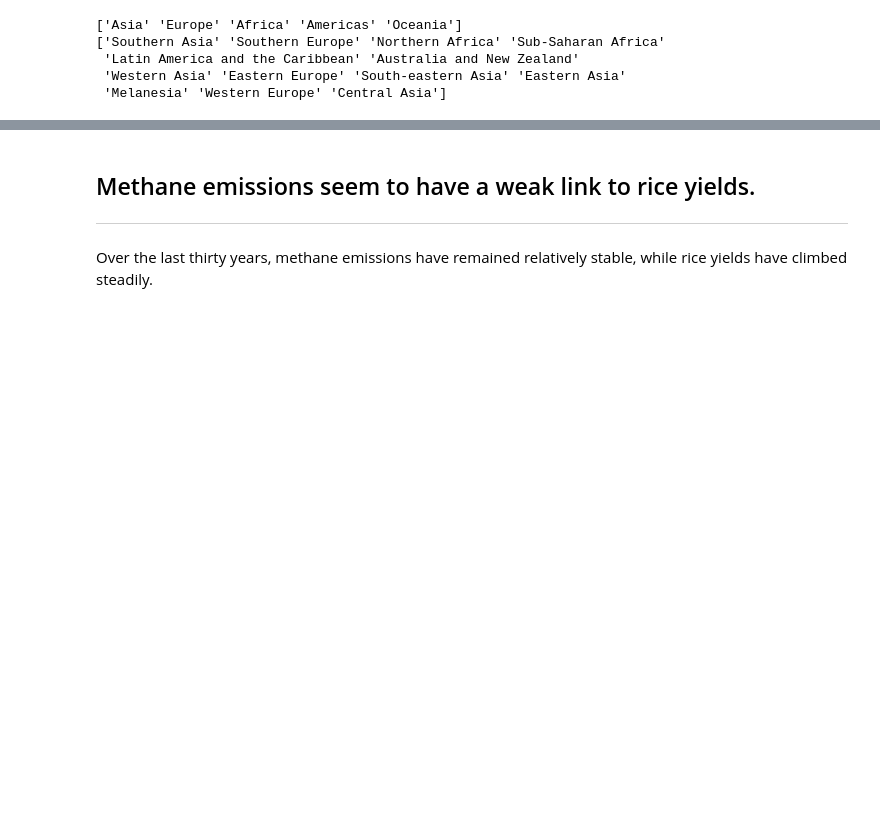
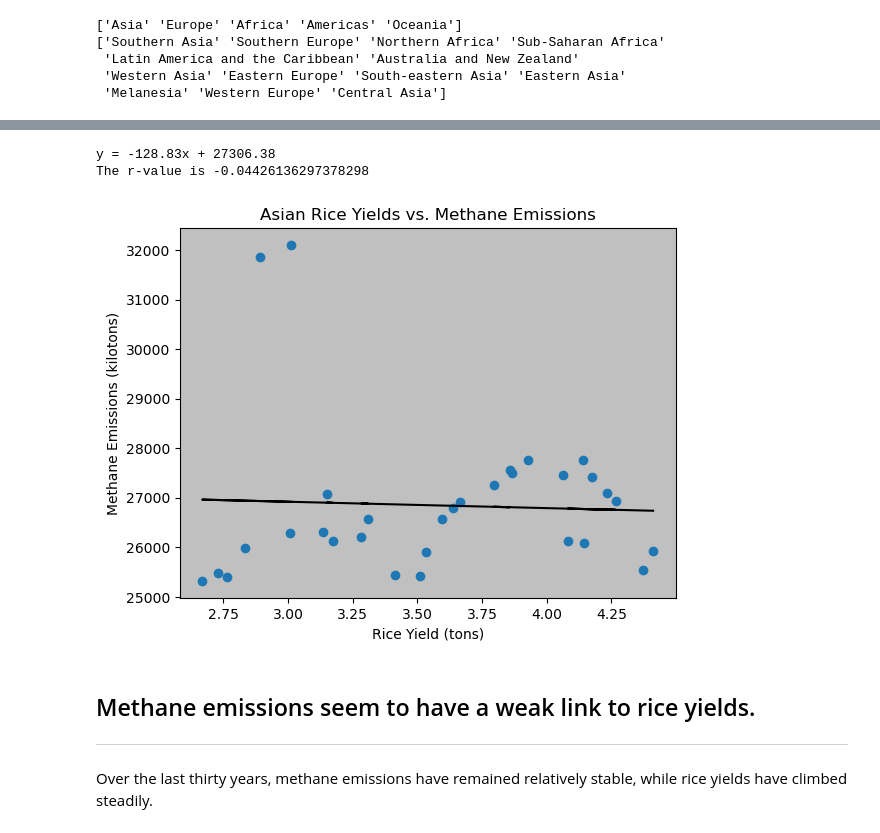
Before and after one commit to dpinsky1/Cancer, a Jupyter notebook: davids_file.ipynb, the cells around one changed output, grey strips where cells are left out. Saved outputs shown, nothing was run; the diff lists cells and outputs as text; code cells hidden in the pictures; blank space fills up the shorter version.

```diff
--- a/davids_file.ipynb
+++ b/davids_file.ipynb
@@ -172,3 +139,19 @@ plt.show()
+# %%
+scatterx2 = asian_yields
+scattery2 = asian_ch4_yields
+scatterax2 = plt.axes()
+scatterax2.set_facecolor('silver')
+plt.ylabel('Methane Emissions (kilotons)')
+plt.xlabel('Rice Yield (tons)')
+lin_reg(scatterx2,scattery2)
+plt.title('Asian Rice Yields vs. Methane Emissions')
+plt.scatter(scatterx2,scattery2)
+
+plt.show()
+# %% [output]
+y = -128.83x + 27306.38
+The r-value is -0.04426136297378298
+[figure, added]
 # %% [markdown]
 ## Methane emissions seem to have a weak link to rice yields.
 ---
```
Also changed, not shown: parts of 13 cells of this notebook.
